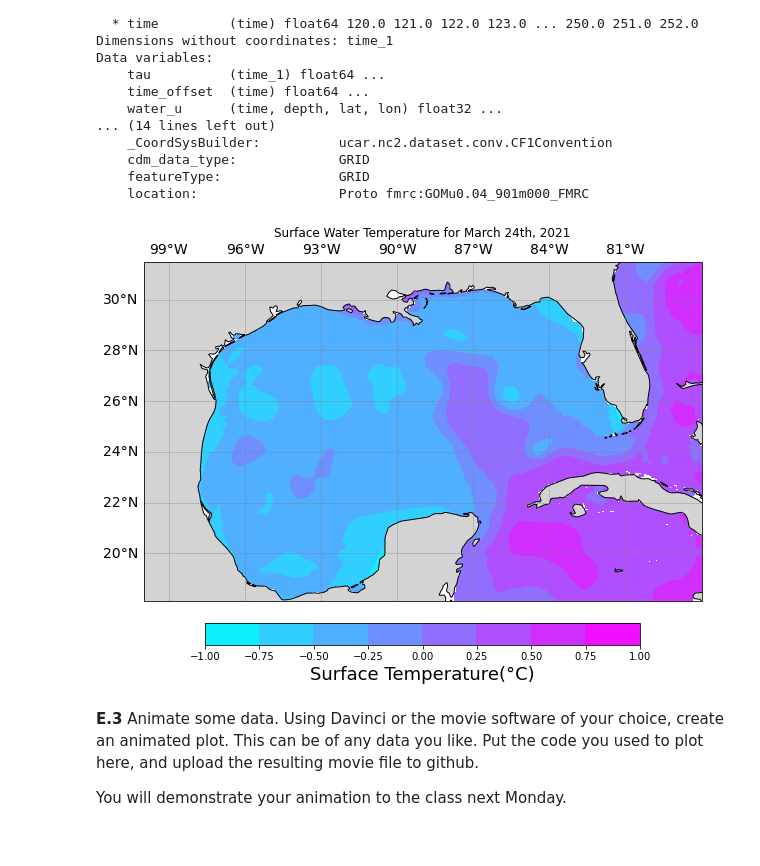
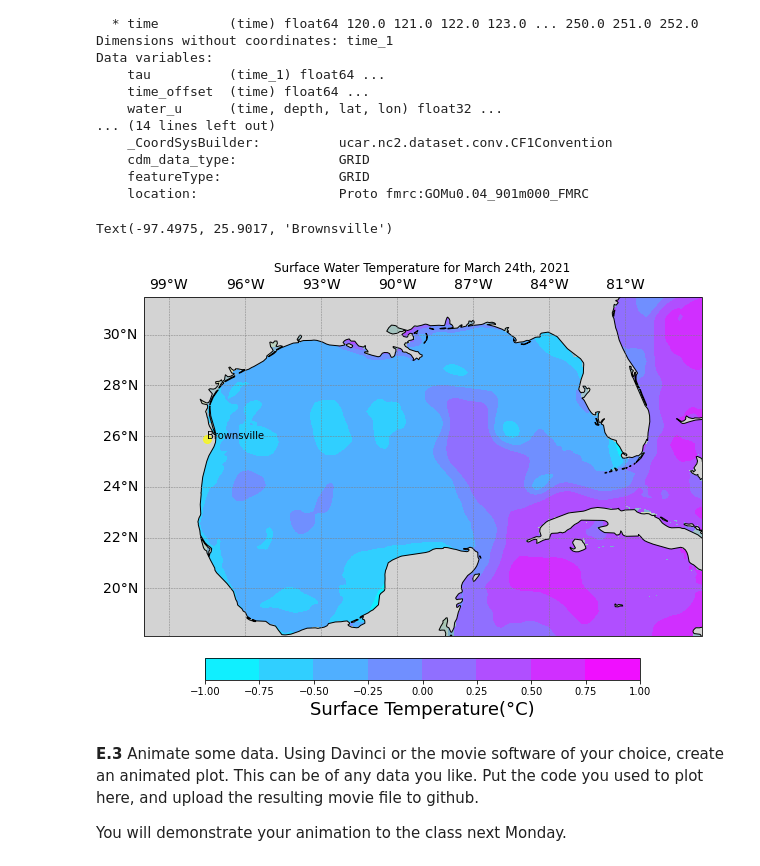
Before and after one commit to chsharrison/IntroSciComp_S2021, a Jupyter notebook: Tovar_Reyna/Tovar_Lab10.1_cartopy_movies.ipynb, the cells around one changed output. Saved outputs shown, nothing was run; the diff lists cells and outputs as text; code cells hidden in the pictures.

```diff
--- a/Tovar_Reyna/Tovar_Lab10.1_cartopy_movies.ipynb
+++ b/Tovar_Reyna/Tovar_Lab10.1_cartopy_movies.ipynb
@@ -517,36 +495,41 @@ land_50m = cfeature.NaturalEarthFeature('physical', 'land', '50m',
                                     edgecolor='black',
                                     facecolor='lightgrey')
 ax.add_feature(land_50m)
 
 # let's fill in the following:
 x = sea_temp25.lon
 y = sea_temp25.lat
 var =  sea_temp25.surf_el[0,:,:]
 
  #Creates colorbar based on the contour
 cbar = plt.colorbar( p, orientation='horizontal', pad=0.05, fraction=0.05)
 cbar.set_label("Surface Temperature" +'(\N{DEGREE SIGN}C)', size = 18)
 
 gl = ax.gridlines(crs=ccrs.PlateCarree(), draw_labels=False,
               linewidth=.5, color='gray', linestyle='--')
 gl.xlabels_top = True
 gl.ylabels_left = True
 gl.xformatter = LONGITUDE_FORMATTER
 gl.yformatter = LATITUDE_FORMATTER
 gl.xlabel_style = {'size' : 14}
 gl.ylabel_style = {'size' : 14}
-
+ax.stock_img()
 #Contours the data on tho the map projection
 
 p = ax.contourf(x, y,var, transform=ccrs.PlateCarree(), cmap = 'cool')
 ax.set_title('Surface Water Temperature for March 24th, 2021')
 
 plt.savefig('sea_temp25')
+ax.plot(-97.4975,25.9017, marker='o', color='yellow', markersize=8,
+            alpha=0.7, transform=ccrs.Geodetic())
+ax.text(-97.4975, 25.9017, 'Brownsville', transform=ccrs.Geodetic())
 
-#ax.plot(25.9017, 97.4975, 'bo', markersize=50, transform=ccrs.Geodetic())
+
+#ax.plot(25.9017, 97.4975, 'bo', markersize=50, transform=ccrs.Geodetic()
 #ax.text(25, 33, 'Brownsville', transform=ccrs.Geodetic())
 # %% [output]
+Text(-97.4975, 25.9017, 'Brownsville')
-[figure, old version]
+[figure, new version]
 # %% [markdown]
 **E.3** Animate some data. Using Davinci or the movie software of your choice, create an animated plot. This can be of any data you like. Put the code you used to plot here, and upload the resulting movie file to github.
 
```
Also changed, not shown: parts of 6 cells of this notebook.
